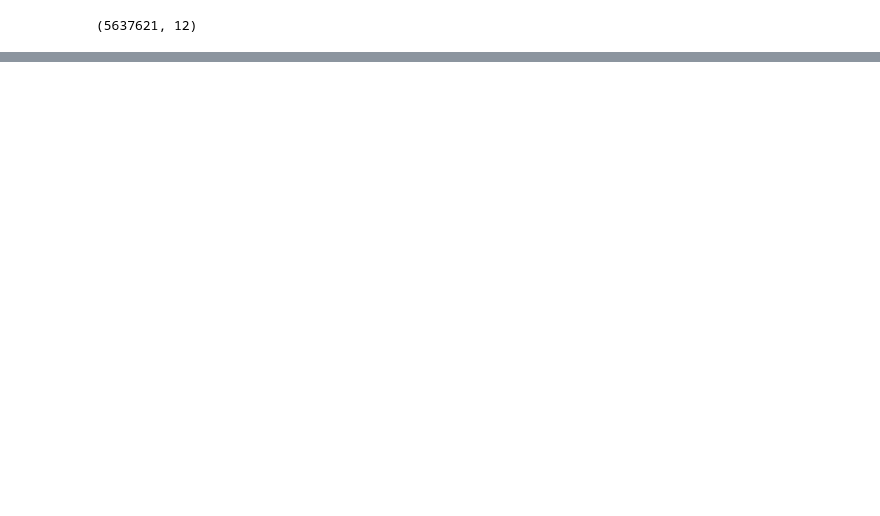
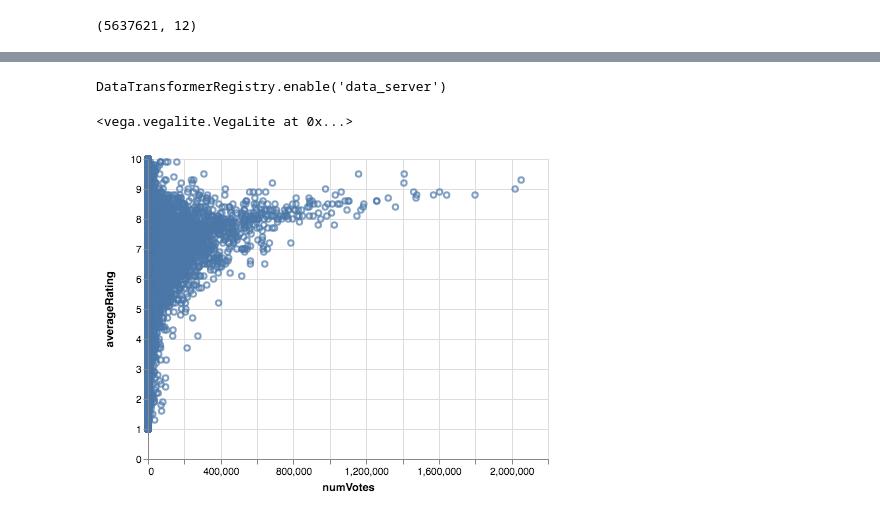
Before and after one commit to sarthakbatragatech/MovieViz, a Jupyter notebook: imdb.ipynb, the cells around one changed output, grey strips where cells are left out. Saved outputs shown, nothing was run; the diff lists cells and outputs as text; code cells hidden in the pictures; blank space fills up the shorter version.

Commit message:
Generated charts for IMDB dataset

```diff
--- a/imdb.ipynb
+++ b/imdb.ipynb
@@ -67 +69,4 @@ romantic_df.head()
 romantic_df.to_csv('data/romantic.csv', encoding='utf-8')
+# %%
+master_df = titles_df.dropna()
+master_df.shape
@@ -67,0 +85,13 @@ romantic_df.to_csv('data/romantic.csv', encoding='utf-8')
+# %%
+# Using altair data server to prevent notebook size from getting too large
+alt.data_transformers.enable('data_server')
+# %% [output]
+DataTransformerRegistry.enable('data_server')
+# %%
+alt.Chart(master_df).mark_point().encode(
+    alt.X('numVotes:Q'),
+    alt.Y('averageRating:Q')
+)
+# %% [output]
+<vega.vegalite.VegaLite at 0x...>
+[figure, added]
```
Also changed, not shown: parts of 5 cells of this notebook.
